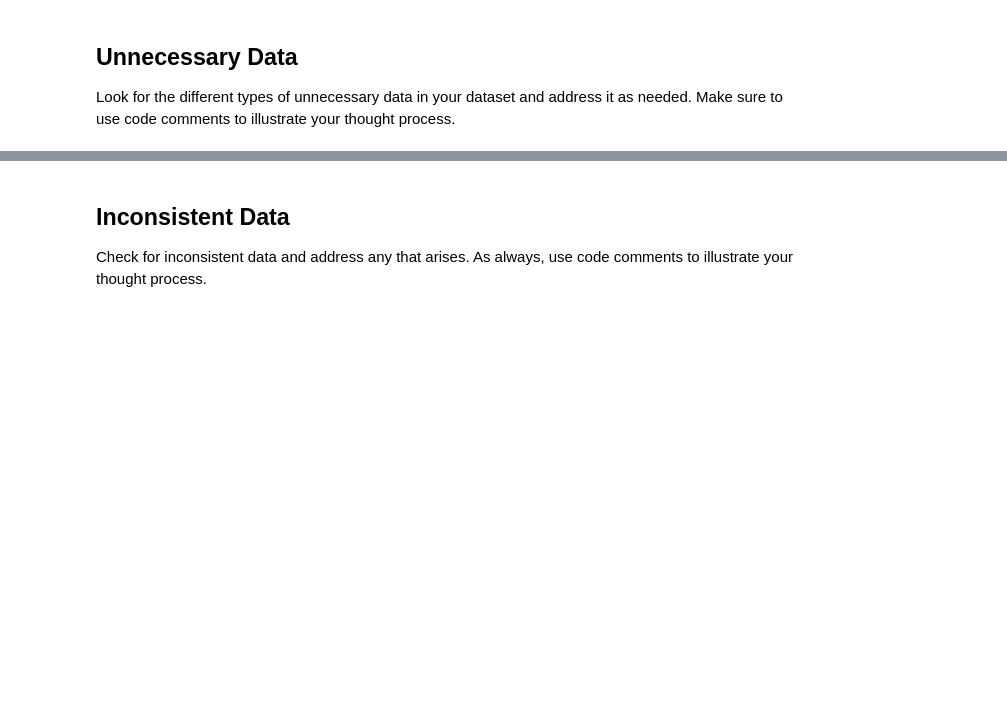
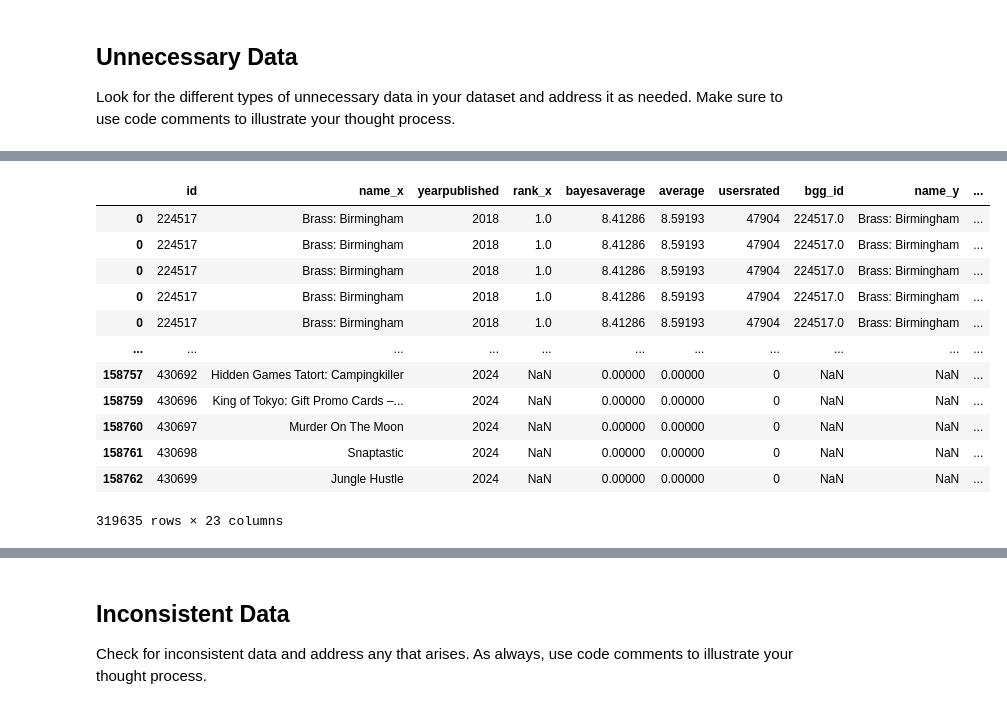
Before and after one commit to DataLore777/cleaning-data-checkpoint, a Jupyter notebook: checkpoint_three.ipynb, the cells around one changed output, grey strips where cells are left out. Saved outputs shown, nothing was run; the diff lists cells and outputs as text; code cells hidden in the pictures; blank space fills up the shorter version.

```diff
--- a/checkpoint_three.ipynb
+++ b/checkpoint_three.ipynb
@@ -226 +350,33 @@ display(df)
+# %%
+# I reapply the theme mapping.
+
+df_exploded = df_merged.explode('category')
+
+theme_map = df_theme.set_index('bgg_id')['name'].to_dict()
+
+def map_id_to_theme(theme_ids):
+    if pd.isna(theme_ids):
+        return theme_ids
+    ids = theme_ids.split(',')
+    names = [theme_map.get(int(cat_id.strip()), 'Unknown') for cat_id in ids]
+    return names
+
+# I have to convert the lists into strings in order to look for unique values in the 'category' column.
+df_exploded['category'] = df_exploded['category'].apply(map_id_to_theme)
+df_exploded['category'] = df_exploded['category'].apply(lambda x: x[0] if isinstance(x, list) and len(x) == 1 else x)
+display(df_exploded)
+# %% [output]
+|  | id | name_x | yearpublished | rank_x | bayesaverage | average | usersrated | bgg_id | name_y | ... |
+| 0 | 224517 | Brass: Birmingham | 2018 | 1.0 | 8.41286 | 8.59193 | 47904 | 224517.0 | Brass: Birmingham | ... |
+| 0 | 224517 | Brass: Birmingham | 2018 | 1.0 | 8.41286 | 8.59193 | 47904 | 224517.0 | Brass: Birmingham | ... |
+| 0 | 224517 | Brass: Birmingham | 2018 | 1.0 | 8.41286 | 8.59193 | 47904 | 224517.0 | Brass: Birmingham | ... |
+| 0 | 224517 | Brass: Birmingham | 2018 | 1.0 | 8.41286 | 8.59193 | 47904 | 224517.0 | Brass: Birmingham | ... |
+| 0 | 224517 | Brass: Birmingham | 2018 | 1.0 | 8.41286 | 8.59193 | 47904 | 224517.0 | Brass: Birmingham | ... |
+| ... | ... | ... | ... | ... | ... | ... | ... | ... | ... | ... |
+| 158757 | 430692 | Hidden Games Tatort: Campingkiller | 2024 | NaN | 0.00000 | 0.00000 | 0 | NaN | NaN | ... |
+| 158759 | 430696 | King of Tokyo: Gift Promo Cards –... | 2024 | NaN | 0.00000 | 0.00000 | 0 | NaN | NaN | ... |
+| 158760 | 430697 | Murder On The Moon | 2024 | NaN | 0.00000 | 0.00000 | 0 | NaN | NaN | ... |
+| 158761 | 430698 | Snaptastic | 2024 | NaN | 0.00000 | 0.00000 | 0 | NaN | NaN | ... |
+| 158762 | 430699 | Jungle Hustle | 2024 | NaN | 0.00000 | 0.00000 | 0 | NaN | NaN | ... |
+319635 rows × 23 columns
 # %%
```
Also changed, not shown: parts of 22 cells of this notebook, 3 other files.
